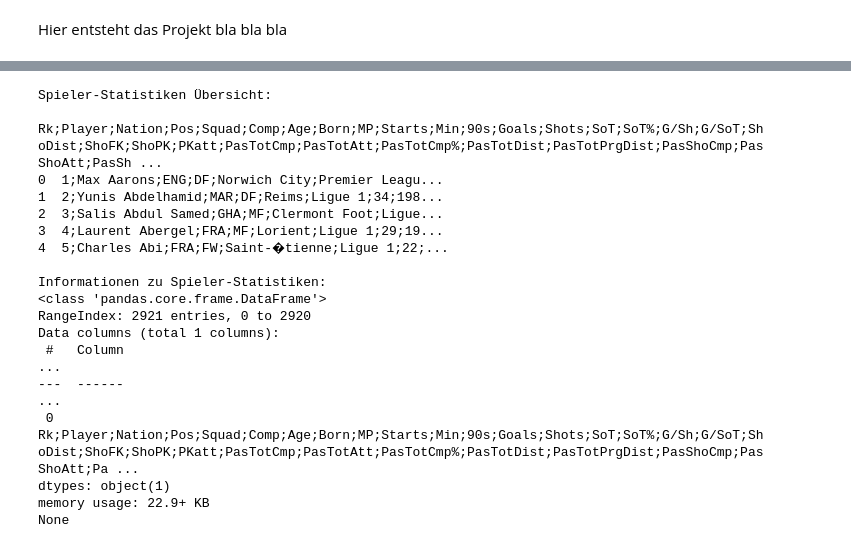
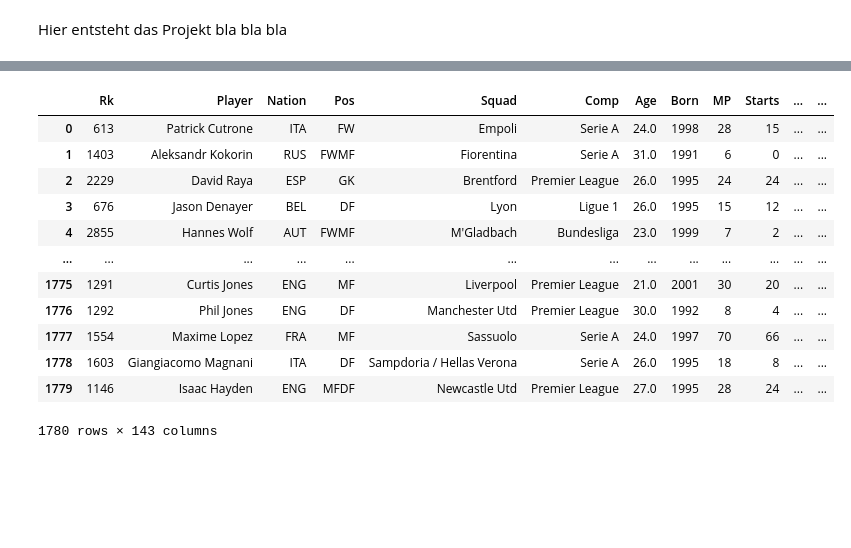
Before and after one commit to davidhd82/DSAI_Projekt, a Jupyter notebook: Player_Performance_Analyzer.ipynb, the cells around one changed output, grey strips where cells are left out. Saved outputs shown, nothing was run; the diff lists cells and outputs as text; code cells hidden in the pictures; blank space fills up the shorter version.

```diff
--- a/Player_Performance_Analyzer.ipynb
+++ b/Player_Performance_Analyzer.ipynb
@@ -31,26 +6,0 @@ None
-# %%
-player_stats = pd.read_csv('2021-2022_Football_Player_Stats.csv', encoding='utf-8')
-
-print("\nSpieler-Statistiken Übersicht:")
-print(player_stats.head())
-print("\nInformationen zu Spieler-Statistiken:")
-print(player_stats.info())
-# %% [output]
-Spieler-Statistiken Übersicht:
-  Rk;Player;Nation;Pos;Squad;Comp;Age;Born;MP;Starts;Min;90s;Goals;Shots;SoT;SoT%;G/Sh;G/SoT;ShoDist;ShoFK;ShoPK;PKatt;PasTotCmp;PasTotAtt;PasTotCmp%;PasTotDist;PasTotPrgDist;PasShoCmp;PasShoAtt;PasSh ...
-0  1;Max Aarons;ENG;DF;Norwich City;Premier Leagu...
-1  2;Yunis Abdelhamid;MAR;DF;Reims;Ligue 1;34;198...
-2  3;Salis Abdul Samed;GHA;MF;Clermont Foot;Ligue...
-3  4;Laurent Abergel;FRA;MF;Lorient;Ligue 1;29;19...
-4  5;Charles Abi;FRA;FW;Saint-�tienne;Ligue 1;22;...
-
-Informationen zu Spieler-Statistiken:
-<class 'pandas.core.frame.DataFrame'>
-RangeIndex: 2921 entries, 0 to 2920
-Data columns (total 1 columns):
- #   Column                                                                                                                                                                                              ...
----  ------                                                                                                                                                                                              ...
- 0   Rk;Player;Nation;Pos;Squad;Comp;Age;Born;MP;Starts;Min;90s;Goals;Shots;SoT;SoT%;G/Sh;G/SoT;ShoDist;ShoFK;ShoPK;PKatt;PasTotCmp;PasTotAtt;PasTotCmp%;PasTotDist;PasTotPrgDist;PasShoCmp;PasShoAtt;Pa ...
-dtypes: object(1)
-memory usage: 22.9+ KB
-None
@@ -56,0 +212,17 @@ None
+# %%
+player_stats_cleaned_separate = pd.read_csv('player_stats_cleaned_separate.csv')
+player_stats_cleaned_separate
+# %% [output]
+|  | Rk | Player | Nation | Pos | Squad | Comp | Age | Born | MP | Starts | ... | ... |
+| 0 | 613 | Patrick Cutrone | ITA | FW | Empoli | Serie A | 24.0 | 1998 | 28 | 15 | ... | ... |
+| 1 | 1403 | Aleksandr Kokorin | RUS | FWMF | Fiorentina | Serie A | 31.0 | 1991 | 6 | 0 | ... | ... |
+| 2 | 2229 | David Raya | ESP | GK | Brentford | Premier League | 26.0 | 1995 | 24 | 24 | ... | ... |
+| 3 | 676 | Jason Denayer | BEL | DF | Lyon | Ligue 1 | 26.0 | 1995 | 15 | 12 | ... | ... |
+| 4 | 2855 | Hannes Wolf | AUT | FWMF | M'Gladbach | Bundesliga | 23.0 | 1999 | 7 | 2 | ... | ... |
+| ... | ... | ... | ... | ... | ... | ... | ... | ... | ... | ... | ... | ... |
+| 1775 | 1291 | Curtis Jones | ENG | MF | Liverpool | Premier League | 21.0 | 2001 | 30 | 20 | ... | ... |
+| 1776 | 1292 | Phil Jones | ENG | DF | Manchester Utd | Premier League | 30.0 | 1992 | 8 | 4 | ... | ... |
+| 1777 | 1554 | Maxime Lopez | FRA | MF | Sassuolo | Serie A | 24.0 | 1997 | 70 | 66 | ... | ... |
+| 1778 | 1603 | Giangiacomo Magnani | ITA | DF | Sampdoria / Hellas Verona | Serie A | 26.0 | 1995 | 18 | 8 | ... | ... |
+| 1779 | 1146 | Isaac Hayden | ENG | MFDF | Newcastle Utd | Premier League | 27.0 | 1995 | 28 | 24 | ... | ... |
+1780 rows × 143 columns
```
Also changed, not shown: parts of 8 cells of this notebook, 3 other files.
